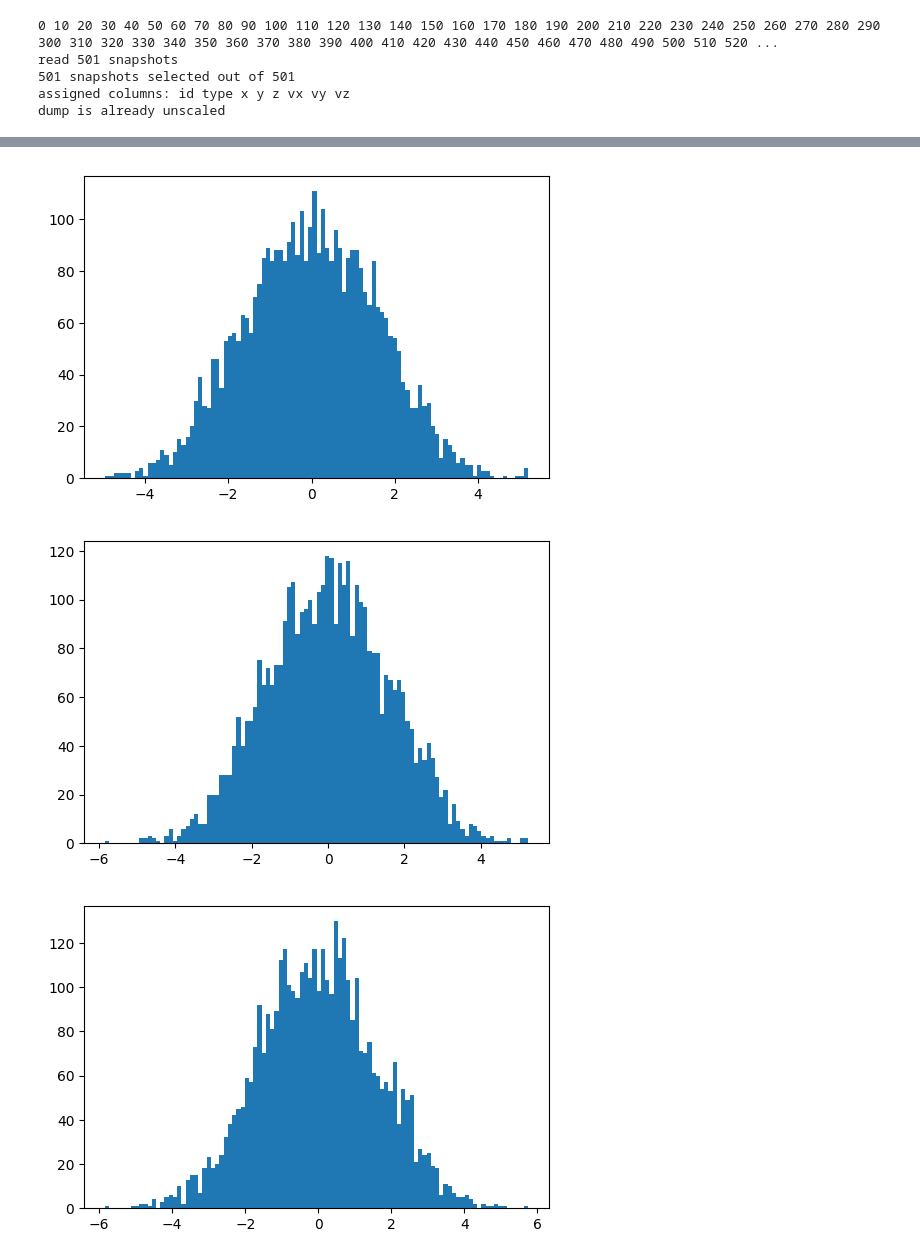
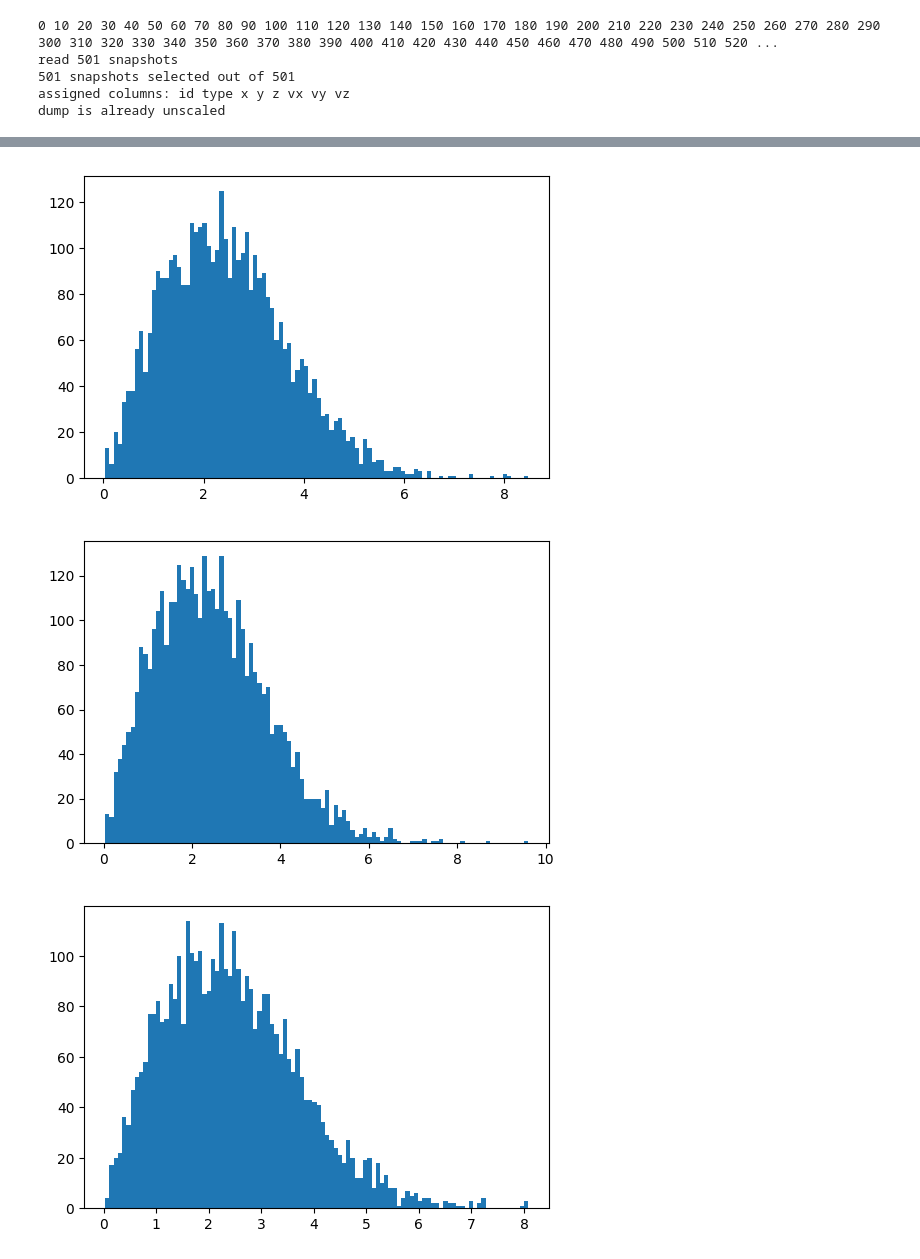
Before and after one commit to auduntre/FYS4460, a Jupyter notebook: Project1/velocity_historgram.ipynb, the cells around one changed output, grey strips where cells are left out. Saved outputs shown, nothing was run; the diff lists cells and outputs as text; code cells hidden in the pictures.

```diff
--- a/Project1/velocity_historgram.ipynb
+++ b/Project1/velocity_historgram.ipynb
@@ -26,6 +26,10 @@ ni = [10, 100, 200, 300, 400, 500]
 
 for i in ni:
     vx = array(data.vecs(t[i], "vx"))
-    hist(vx, bins=100)
+    vy = array(data.vecs(t[i], "vy"))
+    vz = array(data.vecs(t[i], "vy"))
+    velo = sqrt(vx**2 + vy**2 + vz**2)
+    hist(velo, bins=100)
+    title("Velocity distrbution at timestep = {}".format)
     show()
 # %% [output]
@@ -35,3 +39,3 @@ for i in ni:
-[figure, old version]
+[figure, new version]
-[figure, old version]
+[figure, new version]
-[figure, old version]
+[figure, new version]
```
Also changed, not shown: parts of 1 cell of this notebook.
